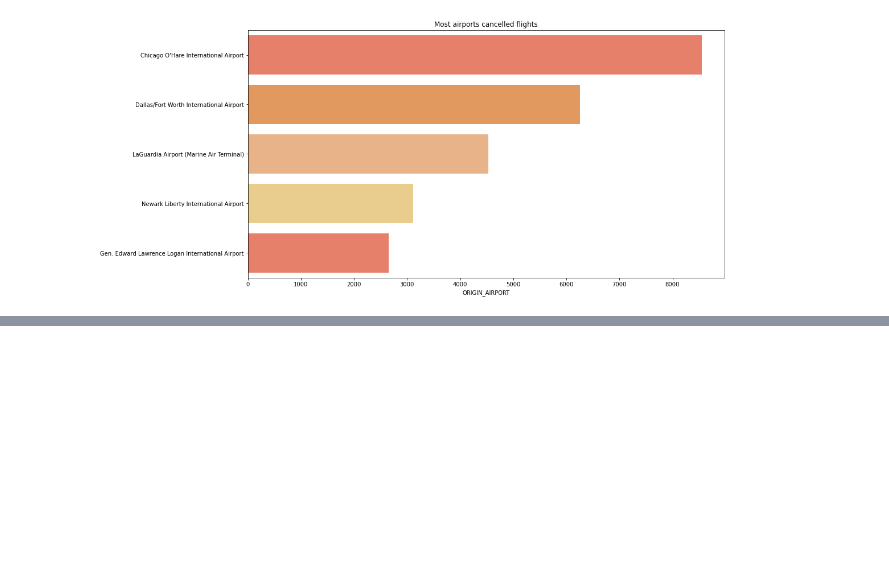
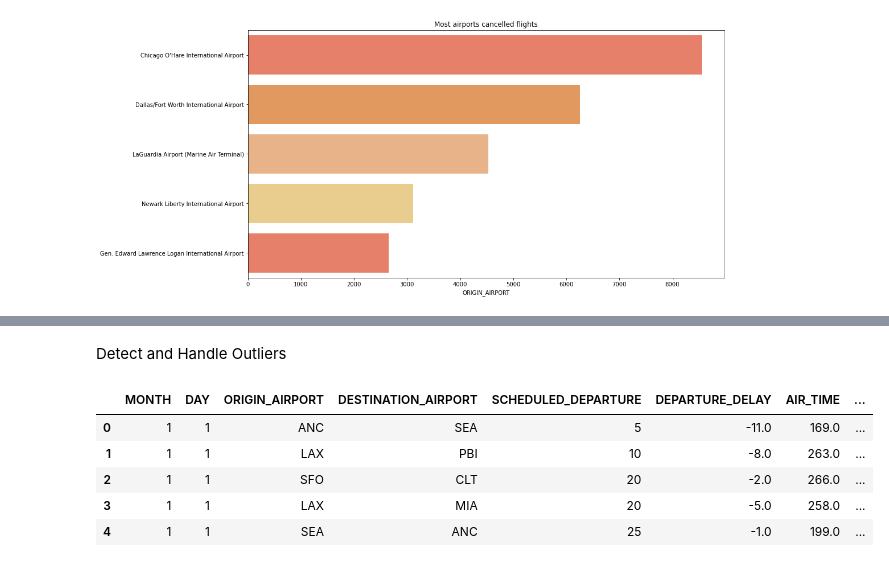
Before and after one commit to Yousef-Nasr/Flight-Cancellation-Classiffication, a Jupyter notebook: main.ipynb, the cells around one changed output, grey strips where cells are left out. Cells and saved outputs as stored; diff of their text form; code cells hidden in the pictures; blank space fills up the shorter version.

```diff
--- a/main.ipynb
+++ b/main.ipynb
@@ -351,0 +429,11 @@ plt.show()
+# %% [markdown]
+Detect and Handle Outliers
+# %%
+df.head()
+# %% [output]
+|  | MONTH | DAY | ORIGIN_AIRPORT | DESTINATION_AIRPORT | SCHEDULED_DEPARTURE | DEPARTURE_DELAY | AIR_TIME | ... |
+| 0 | 1 | 1 | ANC | SEA | 5 | -11.0 | 169.0 | ... |
+| 1 | 1 | 1 | LAX | PBI | 10 | -8.0 | 263.0 | ... |
+| 2 | 1 | 1 | SFO | CLT | 20 | -2.0 | 266.0 | ... |
+| 3 | 1 | 1 | LAX | MIA | 20 | -5.0 | 258.0 | ... |
+| 4 | 1 | 1 | SEA | ANC | 25 | -1.0 | 199.0 | ... |
```
Also changed, not shown: parts of 14 cells of this notebook, 3 other files.
